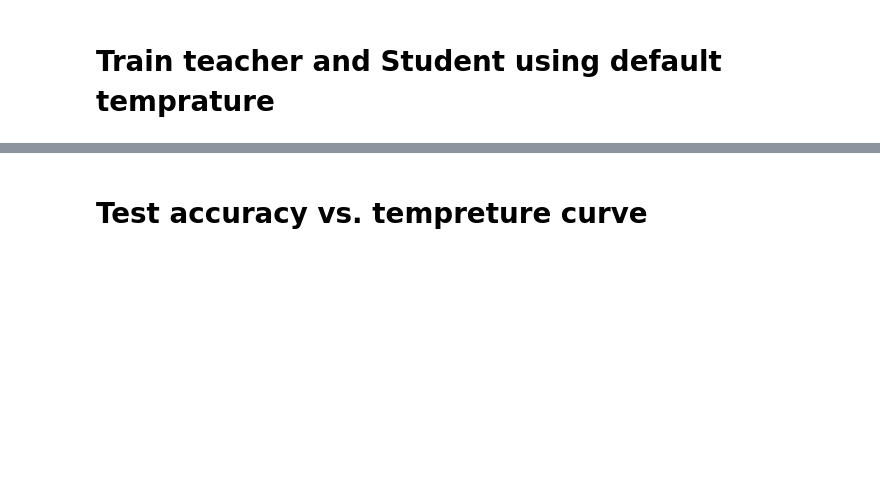
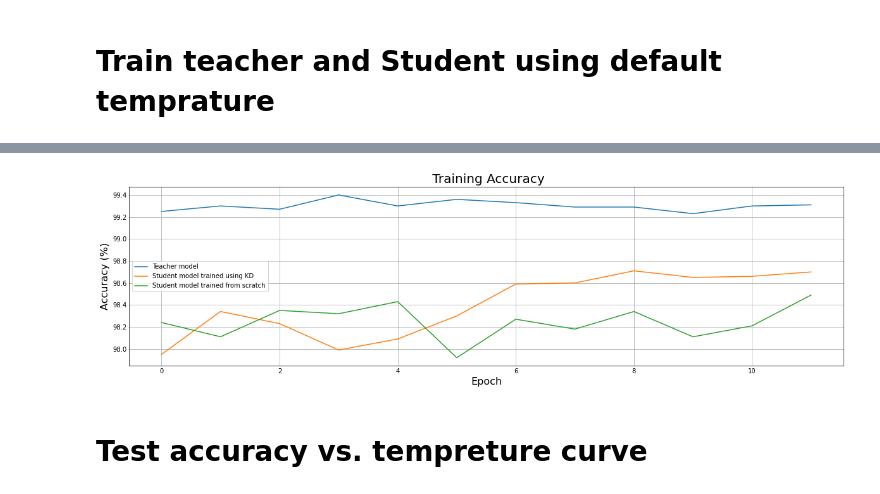
Before and after one commit to A-M-Anwar/ECE1512-2022F-ProjectARepo-Ayman-Farnaz, a Jupyter notebook: Project A/Task1.ipynb, the cells around one changed output, grey strips where cells are left out. Cells and saved outputs as stored; diff of their text form; code cells hidden in the pictures; blank space fills up the shorter version.

```diff
--- a/Project A/Task1.ipynb
+++ b/Project A/Task1.ipynb
@@ -3,9 +3,14 @@
 # %%
 import os
 import sys
+import matplotlib.pyplot as plt
+import numpy as np
+from keras_flops import get_flops
+
 module_path = os.path.abspath(os.path.join('..'))
 if module_path not in sys.path:
     sys.path.append(module_path)
+plt.style.use('_mpl-gallery')
 
 from Utilities import *
 # %% [markdown]
@@ -20,8 +26,15 @@ studenModel = getStudentModel()
 # %% [markdown]
 # Train teacher and Student using default temprature
 # %%
-train_and_evaluate(teacherModel,mnist_train,mnist_test)
+# Training Teacher model
+teacherTrainACC = train_evaluate(teacherModel,mnist_train,mnist_test)
 teacherTestAcc = testModel(teacherModel,mnist_test)
-train_and_evaluate_using_KD(studenModel,teacherModel,mnist_train,mnist_test,0.5,4)
+
+# Training student model using KD
+studentTrainKdACC = train_and_evaluate_using_KD(studenModel,teacherModel,mnist_train,mnist_test,0.5,10)
 studentTestAcc = testModel(studenModel,mnist_test)
+
+# Training student model from scratch
+studentTrainACC = train_evaluate(fc_model_no_distillation,mnist_train,mnist_test)
+teacherTestAcc = testModel(fc_model_no_distillation,mnist_test)
 # %% [output]
@@ -29,3 +58,17 @@ TypeError: train_and_evaluate() missing 4 required positional arguments: 'traini
+# %%
+f, ax = plt.subplots(figsize=(16, 4))
+
+ax.plot(teacherTrainACC, label = "Teacher model")
+ax.plot(studentTrainKdACC, label = 'Student model trained using KD')
+ax.plot(studentTrainACC, label = 'Student model trained from scratch')
+ax.set_xlabel('Epoch', fontsize = 16)
+ax.set_ylabel('Accuracy (%)', fontsize = 16)
+ax.set_title(' Training Accuracy', fontsize = 20)
+ax.legend()
+plt.show()
+f.savefig('Figures/fig3.png', bbox_inches='tight')
+# %% [output]
+[figure, added]
 # %% [markdown]
 # Test accuracy vs. tempreture curve
 # %%
```
Also changed, not shown: parts of 15 cells of this notebook, 4 other files.
